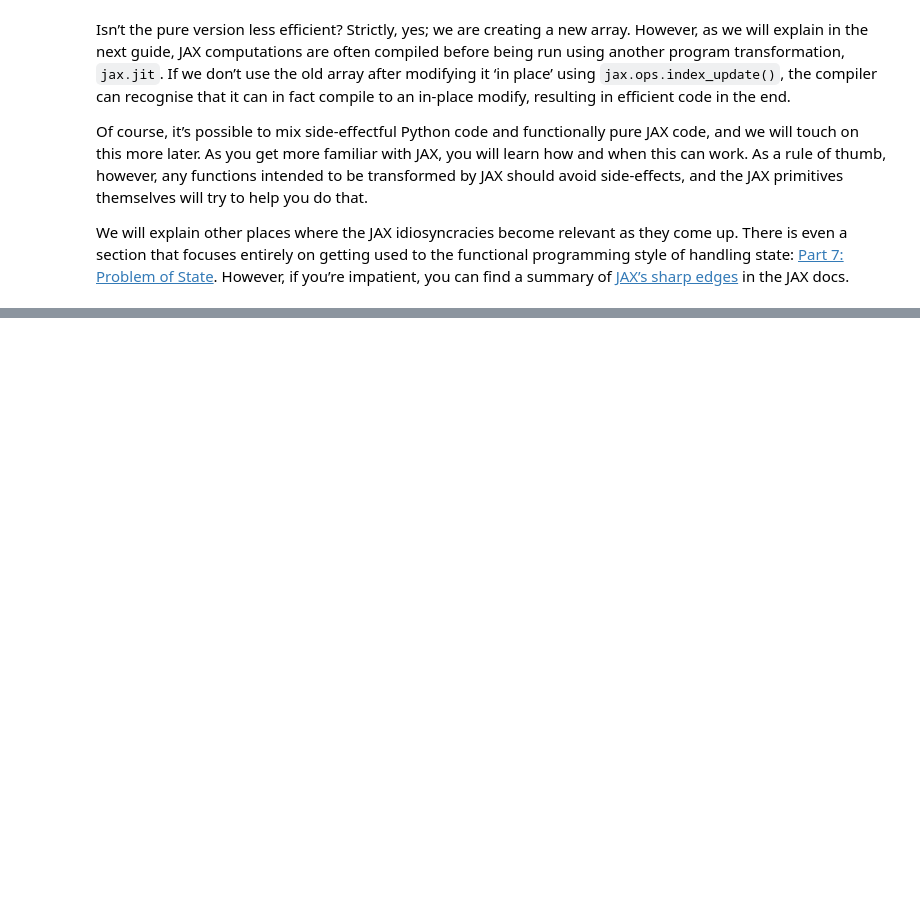
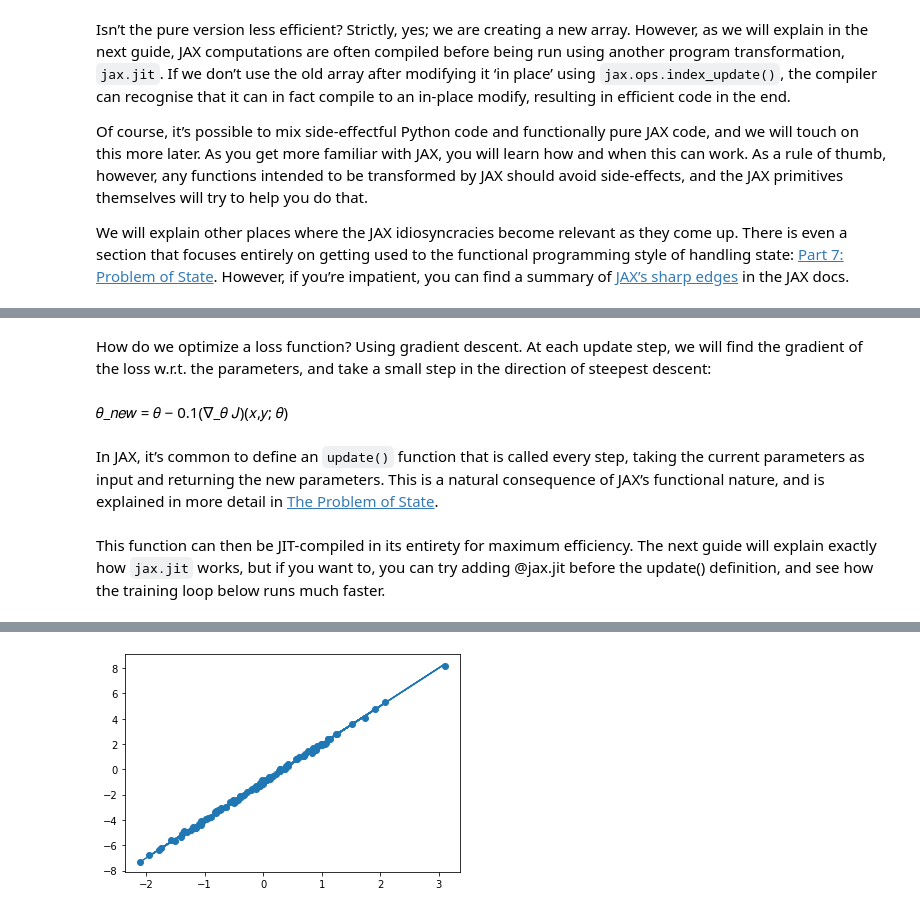
Before and after one commit to shawwn/jaxnotes, a Jupyter notebook: notebooks/001_Welcome_To_Colaboratory.ipynb, the cells around one changed output, grey strips where cells are left out. Saved outputs shown, nothing was run; the diff lists cells and outputs as text; code cells hidden in the pictures; blank space fills up the shorter version.

```diff
--- a/notebooks/001_Welcome_To_Colaboratory.ipynb
+++ b/notebooks/001_Welcome_To_Colaboratory.ipynb
@@ -1470,0 +1501,28 @@ We will explain other places where the JAX idiosyncracies become relevant as the
+# %%
+def loss_fn(theta, x, y):
+  prediction = model(theta, x)
+  return jnp.mean((prediction-y)**2)
+# %% [markdown]
+How do we optimize a loss function? Using gradient descent. At each update step, we will find the gradient of the loss w.r.t. the parameters, and take a small step in the direction of steepest descent:
+# %% [markdown]
+𝜃_𝑛𝑒𝑤 = 𝜃 − 0.1(∇_𝜃 𝐽)(𝑥,𝑦; 𝜃)
+# %%
+def update(theta, x, y, lr=0.1):
+  return theta - lr * jax.grad(loss_fn)(theta, x, y)
+# %% [markdown]
+In JAX, it’s common to define an `update()` function that is called every step, taking the current parameters as input and returning the new parameters. This is a natural consequence of JAX’s functional nature, and is explained in more detail in [The Problem of State](https://colab.research.google.com/github/google/jax/blob/master/docs/jax-101/07-state.ipynb).
+# %% [markdown]
+This function can then be JIT-compiled in its entirety for maximum efficiency. The next guide will explain exactly how `jax.jit` works, but if you want to, you can try adding @jax.jit before the update() definition, and see how the training loop below runs much faster.
+# %%
+%%time
+theta = jnp.array([1., 1.])
+
+for _ in range(1000):
+  theta = update(theta, xs, ys)
+
+plt.scatter(xs, ys)
+plt.plot(xs, model(theta, xs))
+
+w, b = theta
+print(f"w: {w:<.2f}, b: {b:<.2f}")
+# %% [output]
@@ -1470,0 +1532 @@ We will explain other places where the JAX idiosyncracies become relevant as the
+[figure, added]
```
Also changed, not shown: parts of 11 cells of this notebook.
